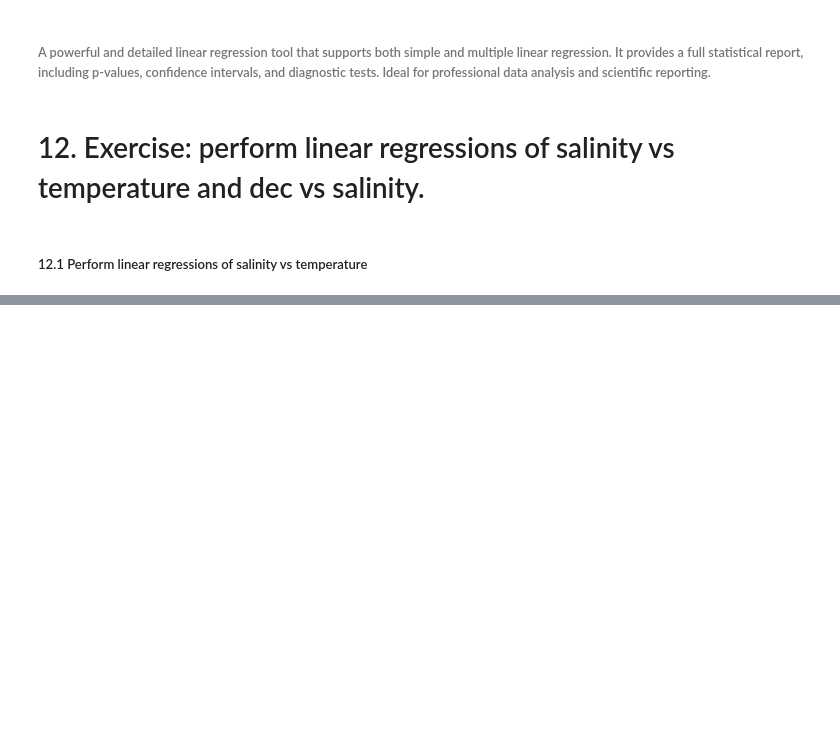
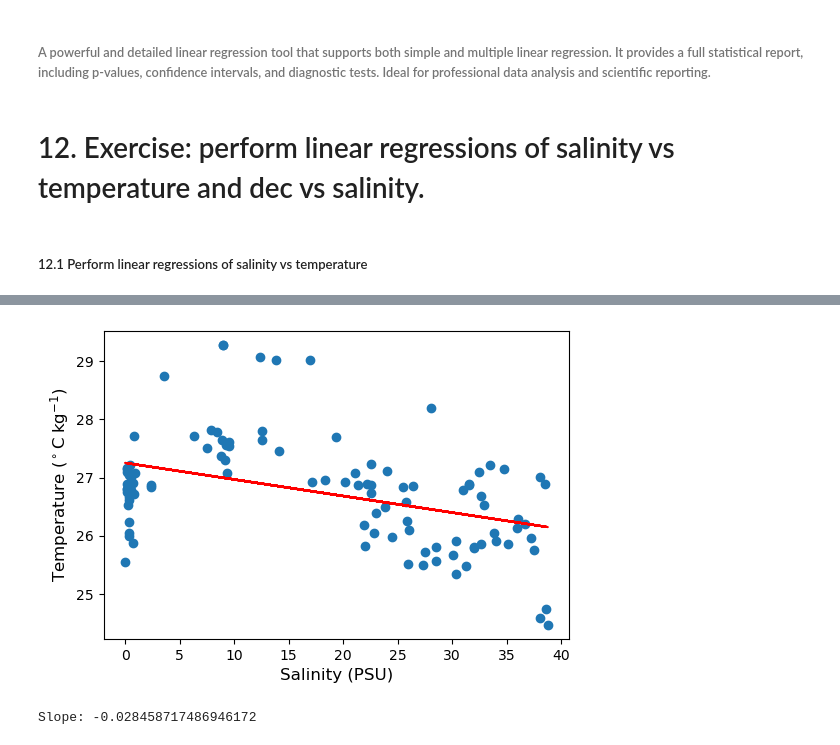
Before and after one commit to jpoh2/modelab-jp, a Jupyter notebook: 12_LinearRegresion_OLSregression.ipynb, the cells around one changed output, grey strips where cells are left out. Drawn from its saved outputs; the diff is of its cells as text; code cells hidden in the pictures; blank space fills up the shorter version.

```diff
--- a/12_LinearRegresion_OLSregression.ipynb
+++ b/12_LinearRegresion_OLSregression.ipynb
@@ -129,34 +119,37 @@ from scipy import stats
 
 x = terminos_df['sal_psu']
 y = terminos_df['temp_c']
 
 plt.scatter(x, y, label='original data')
 
 # Add labels and title
-plt.xlabel('Salinity ($\\mathrm{PSU} \\; \\mathrm{kg}^{-1}$)', fontsize=12)
+plt.xlabel('Salinity (PSU)', fontsize=12)
 plt.ylabel('Temperature ($^\\circ\\mathrm{C} \\; \\mathrm{kg}^{-1}$)', fontsize=12)
 
 
 # Calculate the linear regression line
 slope, intercept, r_value, p_value, std_err = stats.linregress(x, y)
 
 # Plot linear regression
 
 plt.plot(x, intercept + slope*x, 'r', label='fitted line')
 
 # set the figure size
 plt.gcf().set_size_inches(6, 4)
 
 # save the plot as a PDF file paper format
 import os
 output_dir = '../output_files'
 os.makedirs(output_dir, exist_ok=True)
 plt.savefig(os.path.join(output_dir, 'DIC_TA_pH.pdf'), dpi=300, bbox_inches='tight')
 
 
 plt.show()
 
 print('Slope:', slope)
+# %% [output]
+[figure, added]
+Slope: -0.028458717486946172
 # %%
 print("r-squared:", r_value**2)
 print("p_value:", p_value)
```
Also changed, not shown: parts of 6 cells of this notebook.
